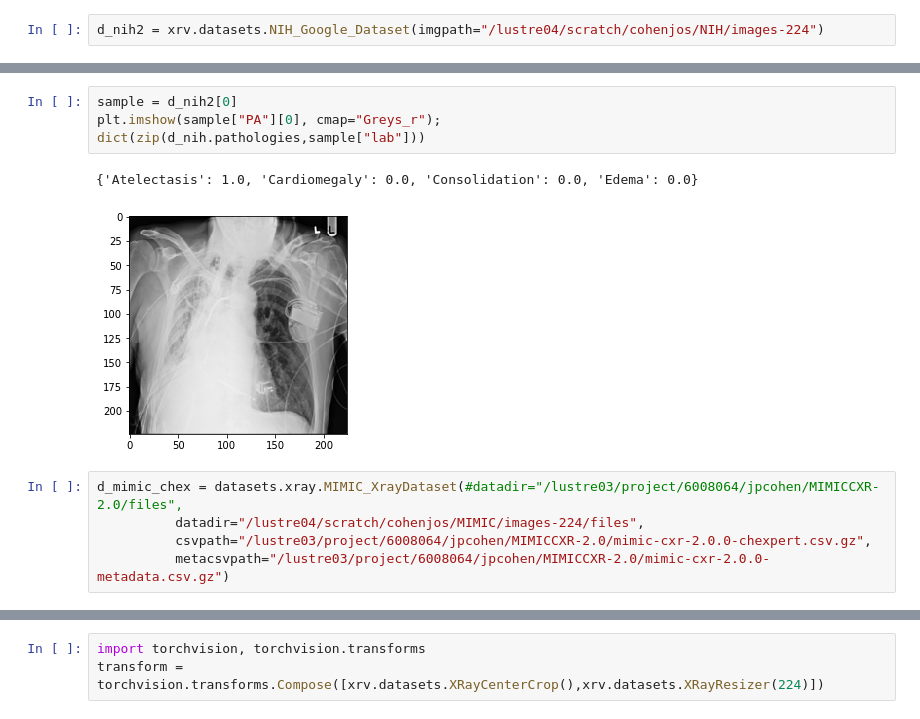
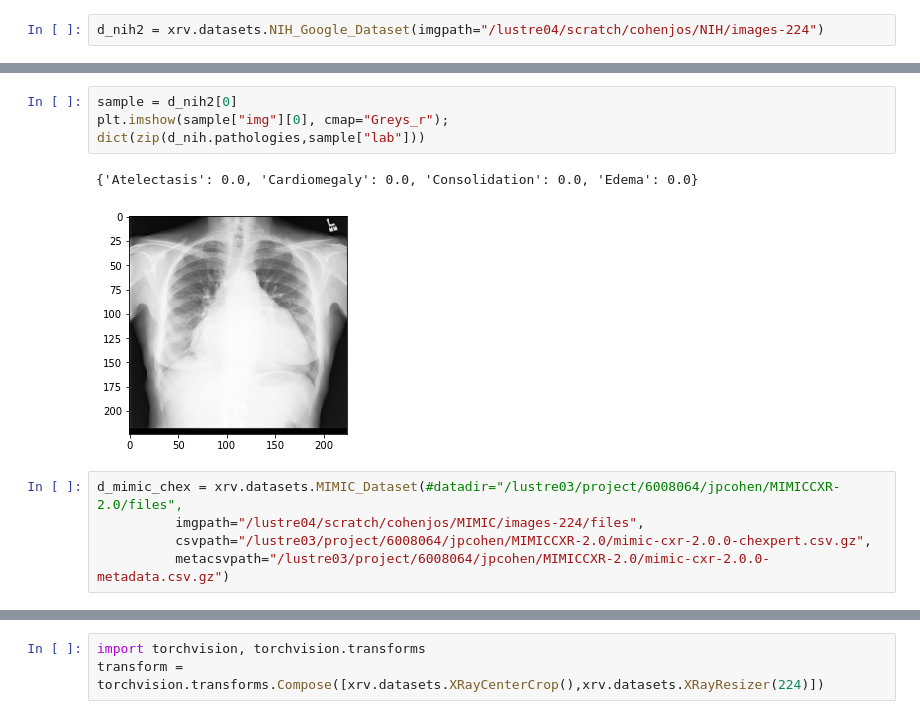
Before and after one commit to mlmed/torchxrayvision, a Jupyter notebook: scripts/xray_datasets.ipynb, the cells around one changed output, grey strips where cells are left out. Drawn from its saved outputs; the diff is of its cells as text.

```diff
--- a/xray_datasets.ipynb
+++ b/scripts/xray_datasets.ipynb
@@ -133,13 +135,13 @@ NIH_Google_Dataset num_samples=1695
 # %%
 sample = d_nih2[0]
-plt.imshow(sample["PA"][0], cmap="Greys_r");
+plt.imshow(sample["img"][0], cmap="Greys_r");
 dict(zip(d_nih.pathologies,sample["lab"]))
 # %% [output]
-{'Atelectasis': 1.0, 'Cardiomegaly': 0.0, 'Consolidation': 0.0, 'Edema': 0.0}
+{'Atelectasis': 0.0, 'Cardiomegaly': 0.0, 'Consolidation': 0.0, 'Edema': 0.0}
-[figure, old version]
+[figure, new version]
 # %%
-d_mimic_chex = datasets.xray.MIMIC_XrayDataset(#datadir="/lustre03/project/6008064/jpcohen/MIMICCXR-2.0/files",
-          datadir="/lustre04/scratch/cohenjos/MIMIC/images-224/files",
+d_mimic_chex = xrv.datasets.MIMIC_Dataset(#datadir="/lustre03/project/6008064/jpcohen/MIMICCXR-2.0/files",
+          imgpath="/lustre04/scratch/cohenjos/MIMIC/images-224/files",
           csvpath="/lustre03/project/6008064/jpcohen/MIMICCXR-2.0/mimic-cxr-2.0.0-chexpert.csv.gz",
           metacsvpath="/lustre03/project/6008064/jpcohen/MIMICCXR-2.0/mimic-cxr-2.0.0-metadata.csv.gz")
 # %%
```
Also changed, not shown: parts of 12 cells of this notebook, 8 other files.
